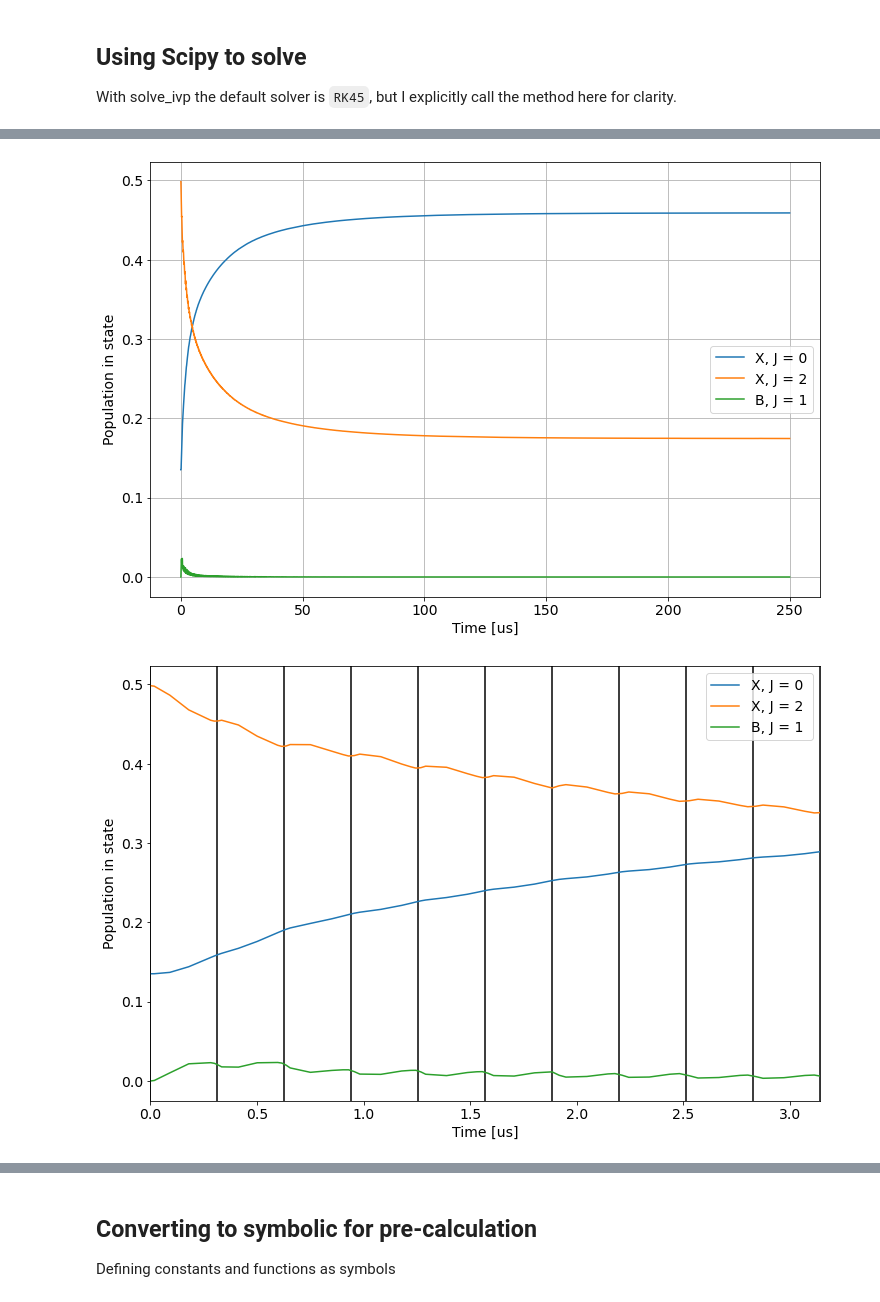
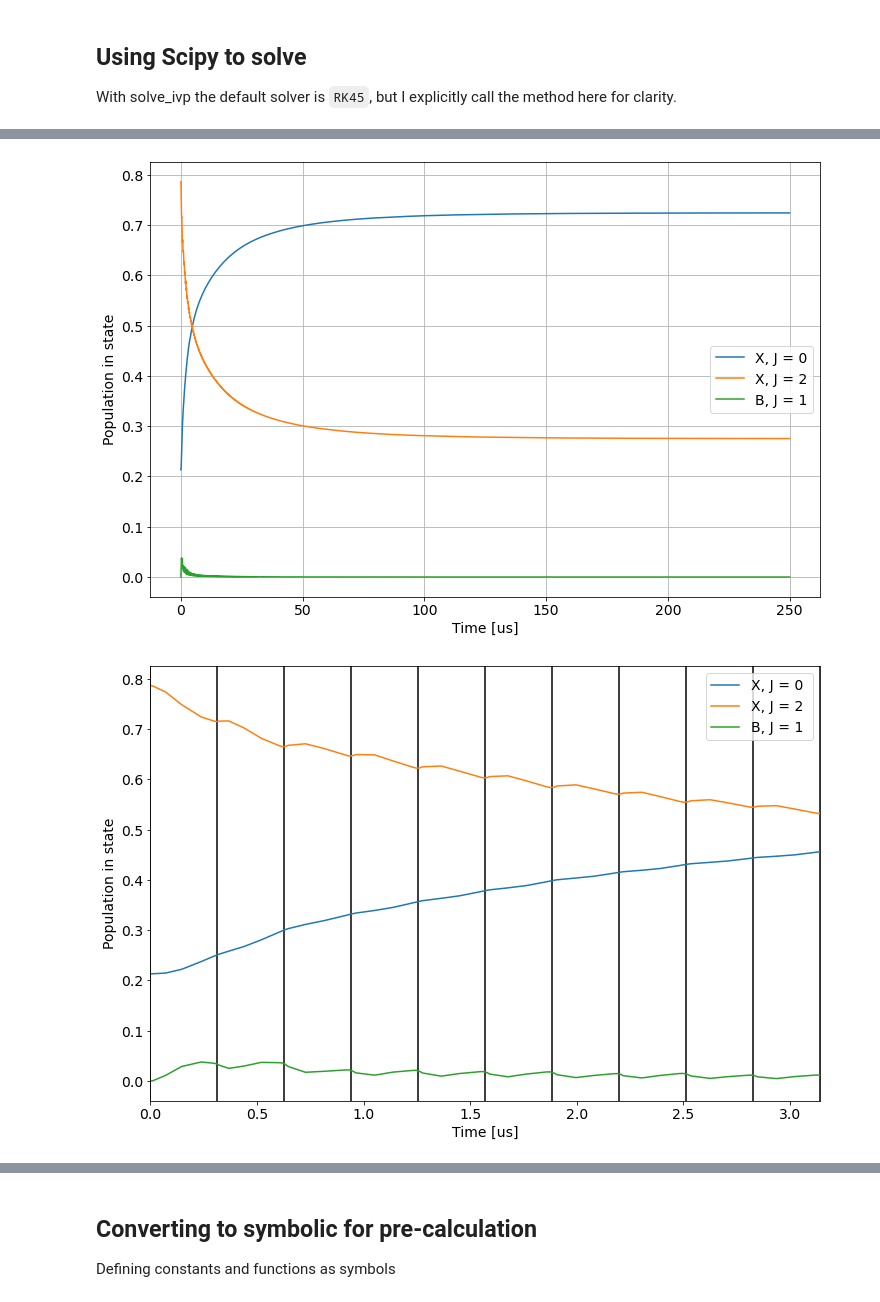
Before and after one commit to ograsdijk/optical-bloch, a Jupyter notebook: Optical Bloch symbolic to Julia Complex Rabi Rate.ipynb, the cells around one changed output, grey strips where cells are left out. Cells and saved outputs as stored; diff of their text form; code cells hidden in the pictures.

```diff
--- a/Optical Bloch symbolic to Julia Complex Rabi Rate.ipynb
+++ b/Optical Bloch symbolic to Julia Complex Rabi Rate.ipynb
@@ -59,27 +63,26 @@ def delete_J_level(arr, slice_level):
 
 data_dir = Path('stored_data')
 
-fnames = ['H_laser_x', 'H_laser_z', 'H_X_red', 'H_B_red', 'H_B_diag', 'C_array', 'rho_ini']
+fnames = ['H_laser_x', 'H_laser_z', 'H_X_red', 'H_B_red', 'H_B_diag', 'C_array']
 
 for fname in fnames:
-    if fname == 'rho_ini':
-        ρ_ini = np.load(data_dir / (fname + '.npy'))
-    else:
-        globals()[fname] = np.load(data_dir / (fname + '.npy'))
+    globals()[fname] = np.load(data_dir / (fname + '.npy'))
 
 
-slice_remove = np.s_[36:64]
+slices_remove = [np.s_[36:64], np.s_[4:16]]
 
-H_laser_x = delete_J_level(H_laser_x, slice_remove)
-H_laser_z = delete_J_level(H_laser_z, slice_remove)
-H_X_red   = delete_J_level(H_X_red, slice_remove)
-ρ_ini     = delete_J_level(ρ_ini, slice_remove)
-ρ_ini    /= np.sum(np.diag(ρ_ini))
+for slice_remove in slices_remove:
+    H_laser_x = delete_J_level(H_laser_x, slice_remove)
+    H_laser_z = delete_J_level(H_laser_z, slice_remove)
+    H_X_red   = delete_J_level(H_X_red, slice_remove)
 
 
-_ = np.zeros([C_array.shape[0], 39, 39], dtype = C_array.dtype)
+_ = np.zeros([C_array.shape[0], n_levels, n_levels], dtype = C_array.dtype)
 for idx in range(C_array.shape[0]):
-    _[idx] = delete_J_level(C_array[idx], slice_remove)
+    tmp = C_array[idx]
+    for slice_remove in slices_remove:
+        tmp = delete_J_level(tmp, slice_remove)
+    _[idx] = tmp
 C_array = _
 
 C_conj_array = np.einsum('ijk->ikj', C_array.conj())
@@ -105,7 +108,7 @@ def J_slice(J):
         levels = J_levels(np.arange(J+1))
         return np.s_[np.sum(levels[:-1]):np.sum(levels)]
 # %%
-ρ_ini = np.zeros([39,39], dtype = 'complex')
+ρ_ini = np.zeros([67,67], dtype = 'complex')
 
 for J in range(0,3):
     p = population(J, T)
@@ -114,3 +117,7 @@ for J in range(0,3):
     np.fill_diagonal(ρ_ini[sl, sl], p/levels)
 
 ρ_ini /= np.diag(ρ_ini).sum()
+
+for slice_remove in slices_remove:
+    ρ_ini = delete_J_level(ρ_ini, slice_remove)
+ρ_ini /= np.diag(ρ_ini).sum()
@@ -126,9 +140,9 @@ H_X_shifted = H_X_red - H_X_red[ground_main_idx,ground_main_idx]*np.eye(H_X_red.
 H_B_shifted = np.diag(np.diag(H_B_red - H_B_diag[excited_main_idx,excited_main_idx] + Δ))
 
 # creating a single array with both the X and B Hamiltonians
-_H = np.zeros([39,39], dtype = 'complex')
-_H[:36, :36] = H_X_shifted
-_H[36:,36:] = H_B_shifted
+_H = np.zeros([n_levels,n_levels], dtype = 'complex')
+_H[:n_levels-exc_levels, :n_levels-exc_levels] = H_X_shifted
+_H[n_levels-exc_levels:,n_levels-exc_levels:] = H_B_shifted
 # %% [markdown]
 ### Time dependent part
 # %%
@@ -206,9 +219,9 @@ t_array = sol.t
 P0_triplet = np.sum(pop_results[1:4,:], axis = 0)
 P0_singlet = np.sum(pop_results[0:1,:], axis = 0)
 P0 = np.sum(pop_results[:4], axis = 0)
-P1 = np.sum(pop_results[4:16,:], axis = 0)
-P2 = np.sum(pop_results[16:36,:], axis = 0)
-PB1 = np.sum(pop_results[36:,:], axis = 0)
+# P1 = np.sum(pop_results[4:16,:], axis = 0)
+P2 = np.sum(pop_results[4:24,:], axis = 0)
+PB1 = np.sum(pop_results[24:,:], axis = 0)
 
 fig, ax = plt.subplots(figsize = (12,8))
 ax.plot(t_array*1e6, P0, label = 'X, J = 0')
@@ -239,2 +252,2 @@ Wall time: 2.43 s
-[figure, old version]
+[figure, new version]
-[figure, old version]
+[figure, new version]
```
Also changed, not shown: parts of 7 cells of this notebook, 6 other files.
